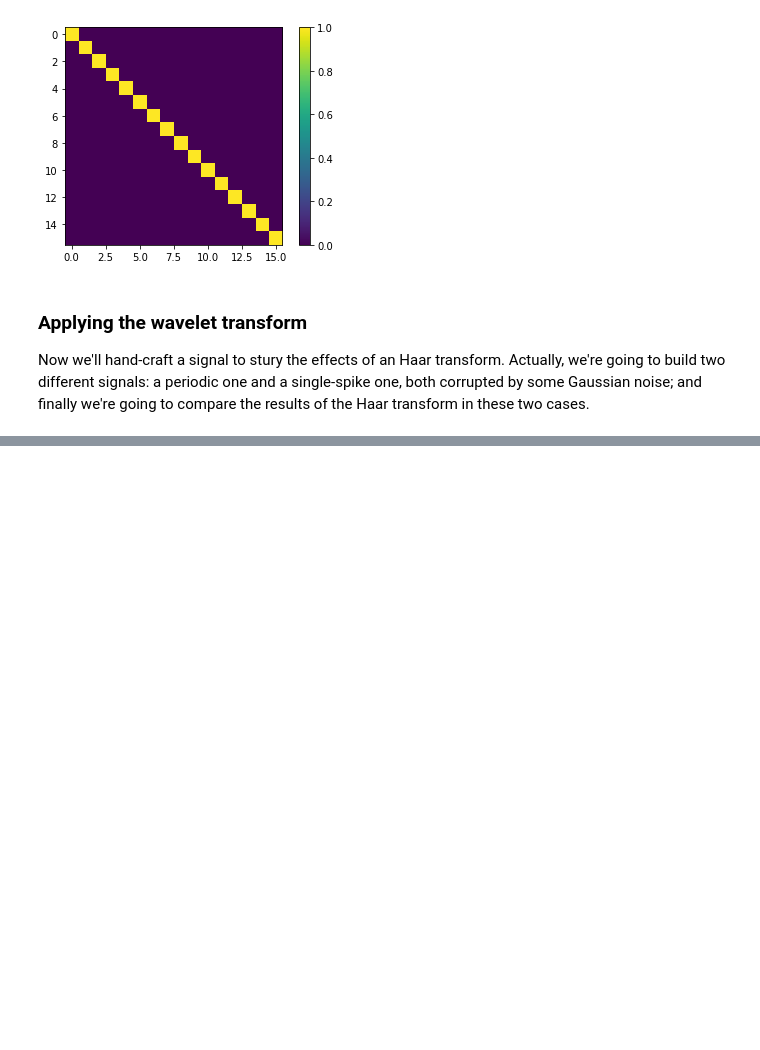
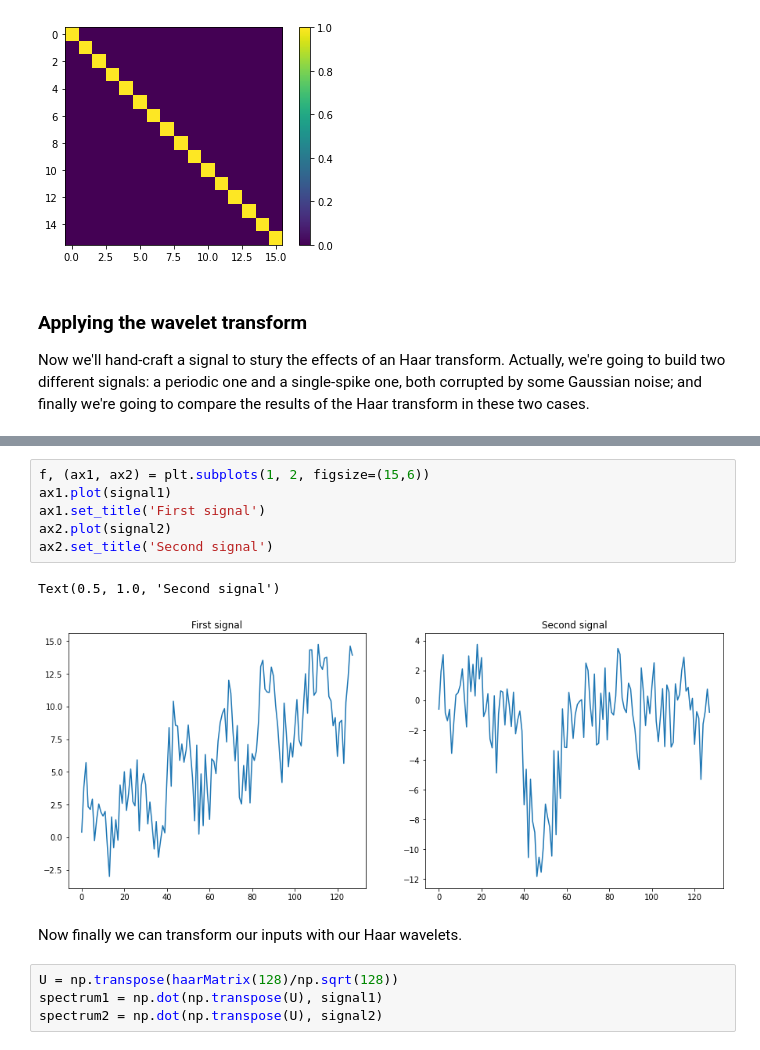
Before and after one commit to GiuliaLanzillotta/My-ML-exercises, a Jupyter notebook: Signal_processing.ipynb, the cells around one changed output, grey strips where cells are left out. Cells and saved outputs as stored; diff of their text form; blank space fills up the shorter version.

```diff
--- a/Signal_processing.ipynb
+++ b/Signal_processing.ipynb
@@ -90,0 +116,15 @@ Now we'll hand-craft a signal to stury the effects of an Haar transform. Actuall
+# %%
+f, (ax1, ax2) = plt.subplots(1, 2, figsize=(15,6))
+ax1.plot(signal1)
+ax1.set_title('First signal')
+ax2.plot(signal2)
+ax2.set_title('Second signal')
+# %% [output]
+Text(0.5, 1.0, 'Second signal')
+[figure, added]
+# %% [markdown]
+Now finally we can transform our inputs with our Haar wavelets.
+# %%
+U = np.transpose(haarMatrix(128)/np.sqrt(128))
+spectrum1 = np.dot(np.transpose(U), signal1)
+spectrum2 = np.dot(np.transpose(U), signal2)
```
Also changed, not shown: parts of 8 cells of this notebook.
